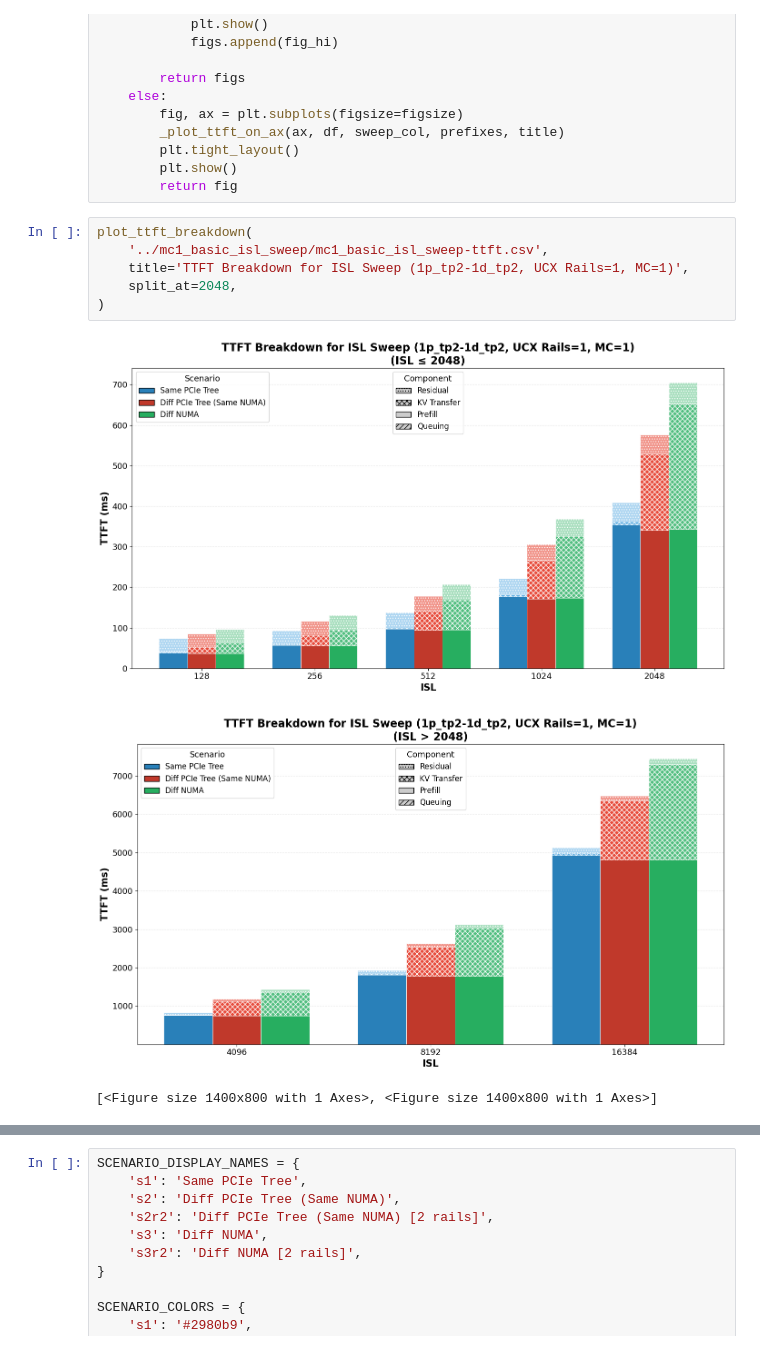
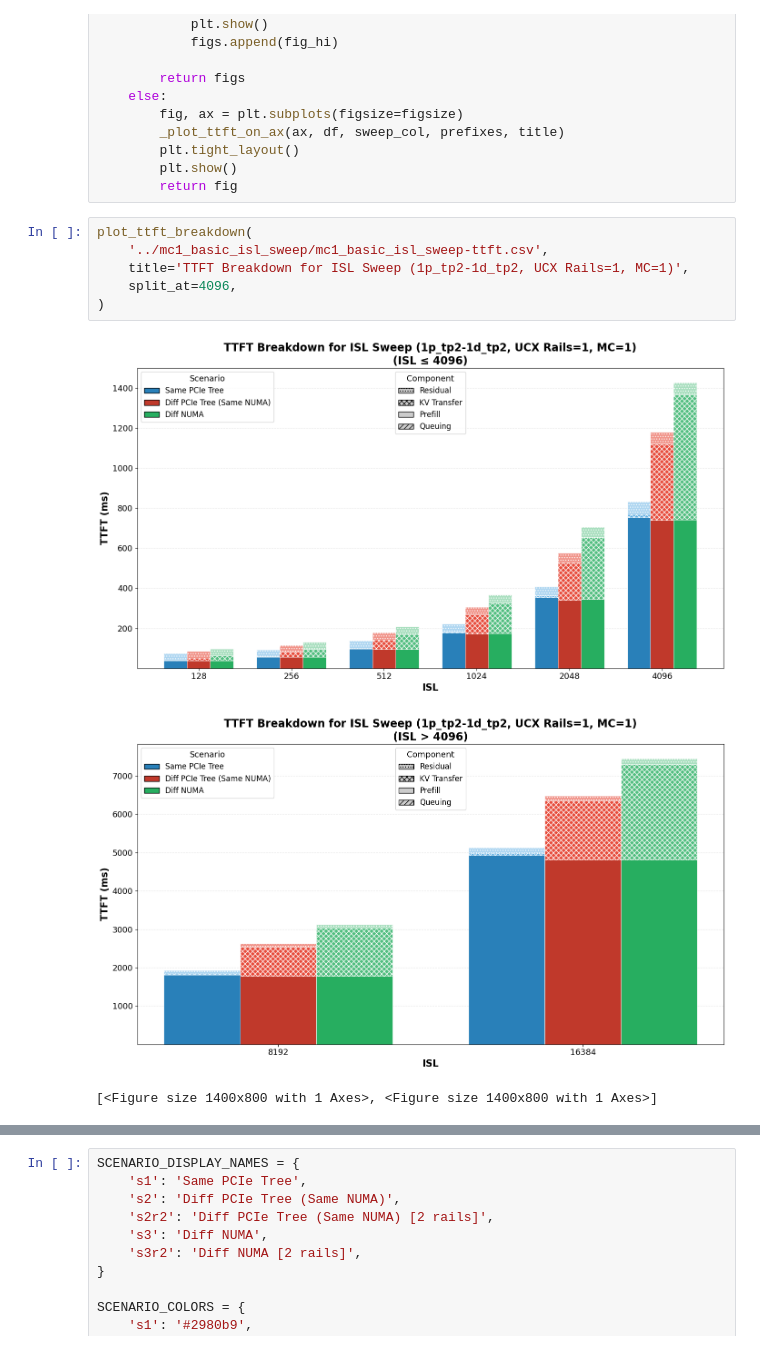
Before and after one commit to tlrmchlsmth/j-llm-d, a Jupyter notebook: glm-disagg-pcie/results/processed_data/plots/plots.ipynb, the cells around one changed output, grey strips where cells are left out. Saved outputs shown, nothing was run; the diff lists cells and outputs as text.

```diff
--- a/glm-disagg-pcie/results/processed_data/plots/plots.ipynb
+++ b/glm-disagg-pcie/results/processed_data/plots/plots.ipynb
@@ -143,12 +143,12 @@ def plot_ttft_breakdown(csv_path, title=None, figsize=(14, 8), split_at=None):
 # %%
 plot_ttft_breakdown(
     '../mc1_basic_isl_sweep/mc1_basic_isl_sweep-ttft.csv',
     title='TTFT Breakdown for ISL Sweep (1p_tp2-1d_tp2, UCX Rails=1, MC=1)',
-    split_at=2048,
+    split_at=4096,
 )
 # %% [output]
-[figure, old version]
+[figure, new version]
-[figure, old version]
+[figure, new version]
 [<Figure size 1400x800 with 1 Axes>, <Figure size 1400x800 with 1 Axes>]
 # %%
 plot_ttft_breakdown(
```
Also changed, not shown: parts of 6 cells of this notebook, 37 other files.
